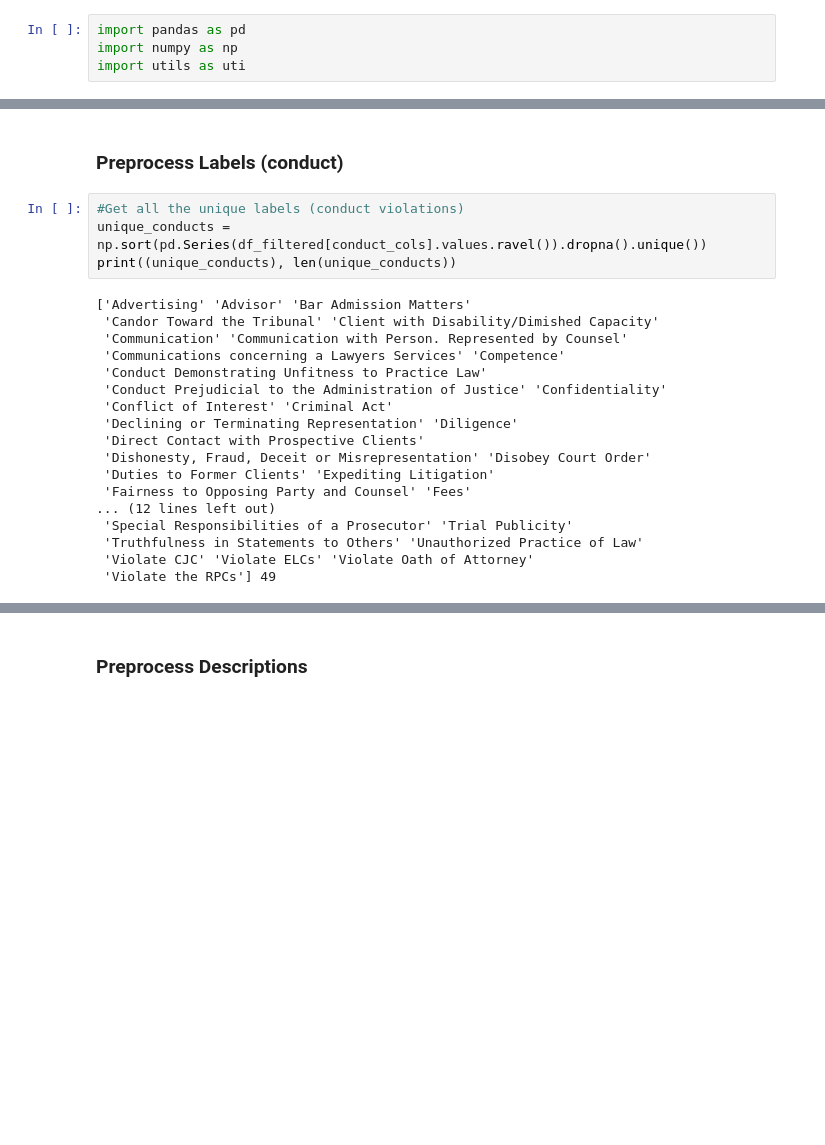
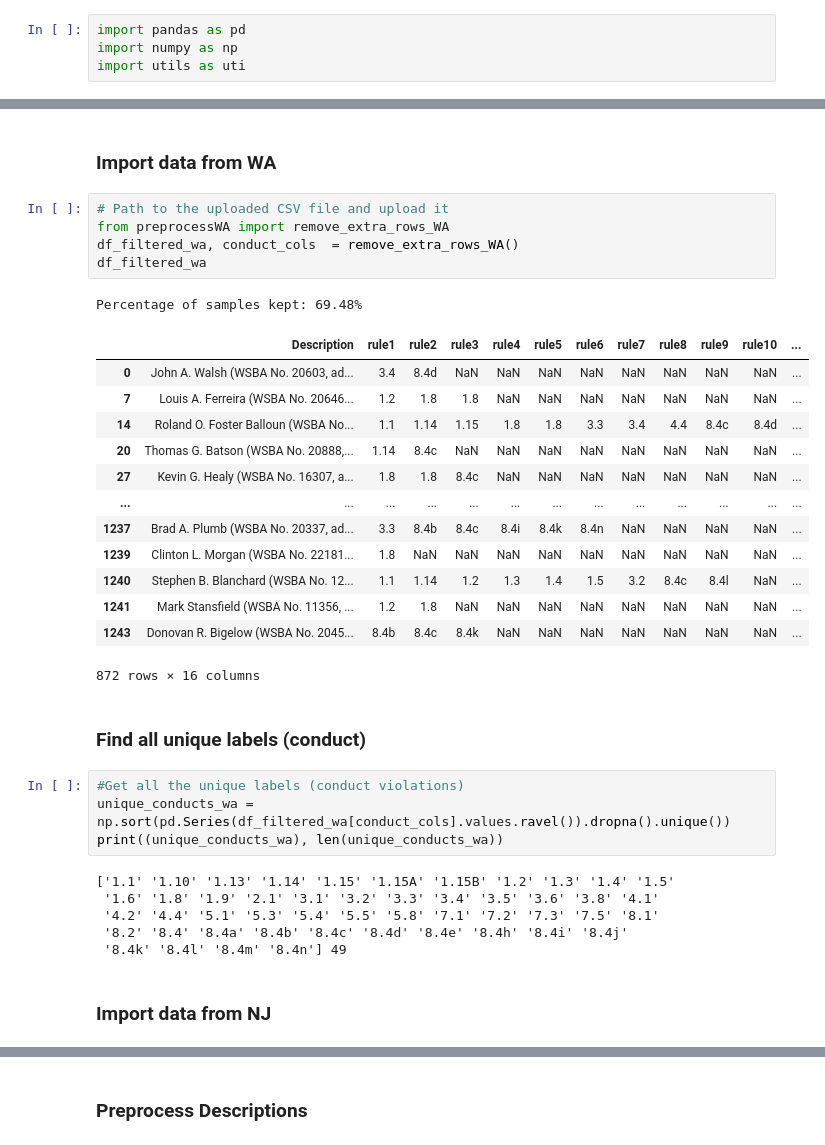
Before and after one commit to majkevh/misconduct-lawyers, a Jupyter notebook: pipeline.ipynb, the cells around one changed output, grey strips where cells are left out. Drawn from its saved outputs; the diff is of its cells as text; blank space fills up the shorter version.

```diff
--- a/pipeline.ipynb
+++ b/pipeline.ipynb
@@ -53,24 +22,36 @@ Percentage of samples kept: 69.48%
-# %% [markdown]
-### Preprocess Labels (conduct)
+# %% [markdown]
+### Import data from WA
+# %%
+# Path to the uploaded CSV file and upload it
+from preprocessWA import remove_extra_rows_WA
+df_filtered_wa, conduct_cols  = remove_extra_rows_WA()
+df_filtered_wa
+# %% [output]
+Percentage of samples kept: 69.48%
+|  | Description | rule1 | rule2 | rule3 | rule4 | rule5 | rule6 | rule7 | rule8 | rule9 | rule10 | ... |
+| 0 | John A. Walsh (WSBA No. 20603, ad... | 3.4 | 8.4d | NaN | NaN | NaN | NaN | NaN | NaN | NaN | NaN | ... |
+| 7 | Louis A. Ferreira (WSBA No. 20646... | 1.2 | 1.8 | 1.8 | NaN | NaN | NaN | NaN | NaN | NaN | NaN | ... |
+| 14 | Roland O. Foster Balloun (WSBA No... | 1.1 | 1.14 | 1.15 | 1.8 | 1.8 | 3.3 | 3.4 | 4.4 | 8.4c | 8.4d | ... |
+| 20 | Thomas G. Batson (WSBA No. 20888,... | 1.14 | 8.4c | NaN | NaN | NaN | NaN | NaN | NaN | NaN | NaN | ... |
+| 27 | Kevin G. Healy (WSBA No. 16307, a... | 1.8 | 1.8 | 8.4c | NaN | NaN | NaN | NaN | NaN | NaN | NaN | ... |
+| ... | ... | ... | ... | ... | ... | ... | ... | ... | ... | ... | ... | ... |
+| 1237 | Brad A. Plumb (WSBA No. 20337, ad... | 3.3 | 8.4b | 8.4c | 8.4i | 8.4k | 8.4n | NaN | NaN | NaN | NaN | ... |
+| 1239 | Clinton L. Morgan (WSBA No. 22181... | 1.8 | NaN | NaN | NaN | NaN | NaN | NaN | NaN | NaN | NaN | ... |
+| 1240 | Stephen B. Blanchard (WSBA No. 12... | 1.1 | 1.14 | 1.2 | 1.3 | 1.4 | 1.5 | 3.2 | 8.4c | 8.4l | NaN | ... |
+| 1241 | Mark Stansfield (WSBA No. 11356, ... | 1.2 | 1.8 | NaN | NaN | NaN | NaN | NaN | NaN | NaN | NaN | ... |
+| 1243 | Donovan R. Bigelow (WSBA No. 2045... | 8.4b | 8.4c | 8.4k | NaN | NaN | NaN | NaN | NaN | NaN | NaN | ... |
+872 rows × 16 columns
+# %% [markdown]
+### Find all unique labels (conduct)
 # %%
 #Get all the unique labels (conduct violations)
-unique_conducts = np.sort(pd.Series(df_filtered[conduct_cols].values.ravel()).dropna().unique())
-print((unique_conducts), len(unique_conducts))
+unique_conducts_wa = np.sort(pd.Series(df_filtered_wa[conduct_cols].values.ravel()).dropna().unique())
+print((unique_conducts_wa), len(unique_conducts_wa))
 # %% [output]
-['Advertising' 'Advisor' 'Bar Admission Matters'
- 'Candor Toward the Tribunal' 'Client with Disability/Dimished Capacity'
- 'Communication' 'Communication with Person. Represented by Counsel'
- 'Communications concerning a Lawyers Services' 'Competence'
- 'Conduct Demonstrating Unfitness to Practice Law'
- 'Conduct Prejudicial to the Administration of Justice' 'Confidentiality'
- 'Conflict of Interest' 'Criminal Act'
- 'Declining or Terminating Representation' 'Diligence'
- 'Direct Contact with Prospective Clients'
- 'Dishonesty, Fraud, Deceit or Misrepresentation' 'Disobey Court Order'
- 'Duties to Former Clients' 'Expediting Litigation'
- 'Fairness to Opposing Party and Counsel' 'Fees'
-... (12 lines left out)
- 'Special Responsibilities of a Prosecutor' 'Trial Publicity'
- 'Truthfulness in Statements to Others' 'Unauthorized Practice of Law'
- 'Violate CJC' 'Violate ELCs' 'Violate Oath of Attorney'
- 'Violate the RPCs'] 49
+['1.1' '1.10' '1.13' '1.14' '1.15' '1.15A' '1.15B' '1.2' '1.3' '1.4' '1.5'
+ '1.6' '1.8' '1.9' '2.1' '3.1' '3.2' '3.3' '3.4' '3.5' '3.6' '3.8' '4.1'
+ '4.2' '4.4' '5.1' '5.3' '5.4' '5.5' '5.8' '7.1' '7.2' '7.3' '7.5' '8.1'
+ '8.2' '8.4' '8.4a' '8.4b' '8.4c' '8.4d' '8.4e' '8.4h' '8.4i' '8.4j'
+ '8.4k' '8.4l' '8.4m' '8.4n'] 49
+# %% [markdown]
+### Import data from NJ
```
Also changed, not shown: parts of 16 cells of this notebook, 2 other files.
